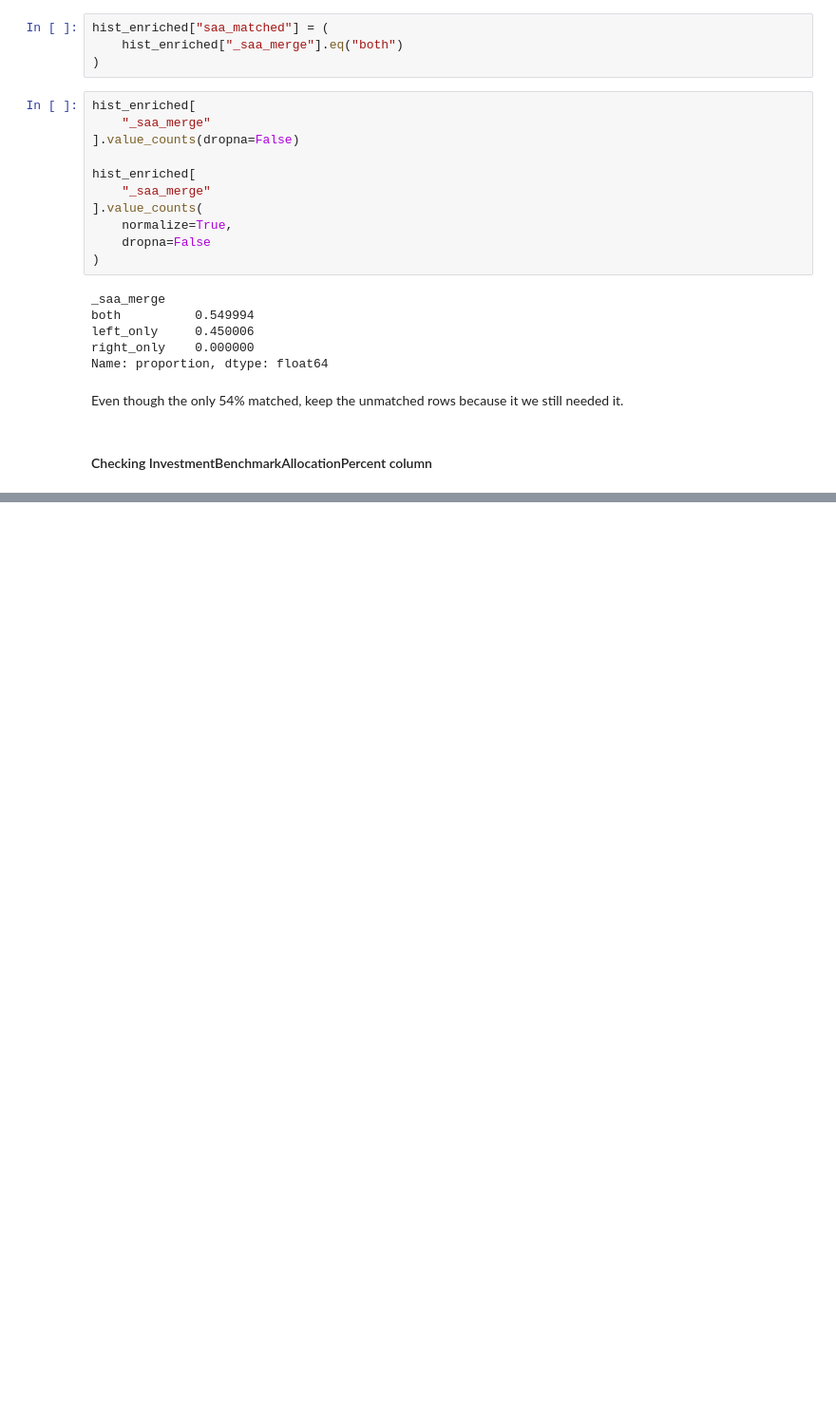
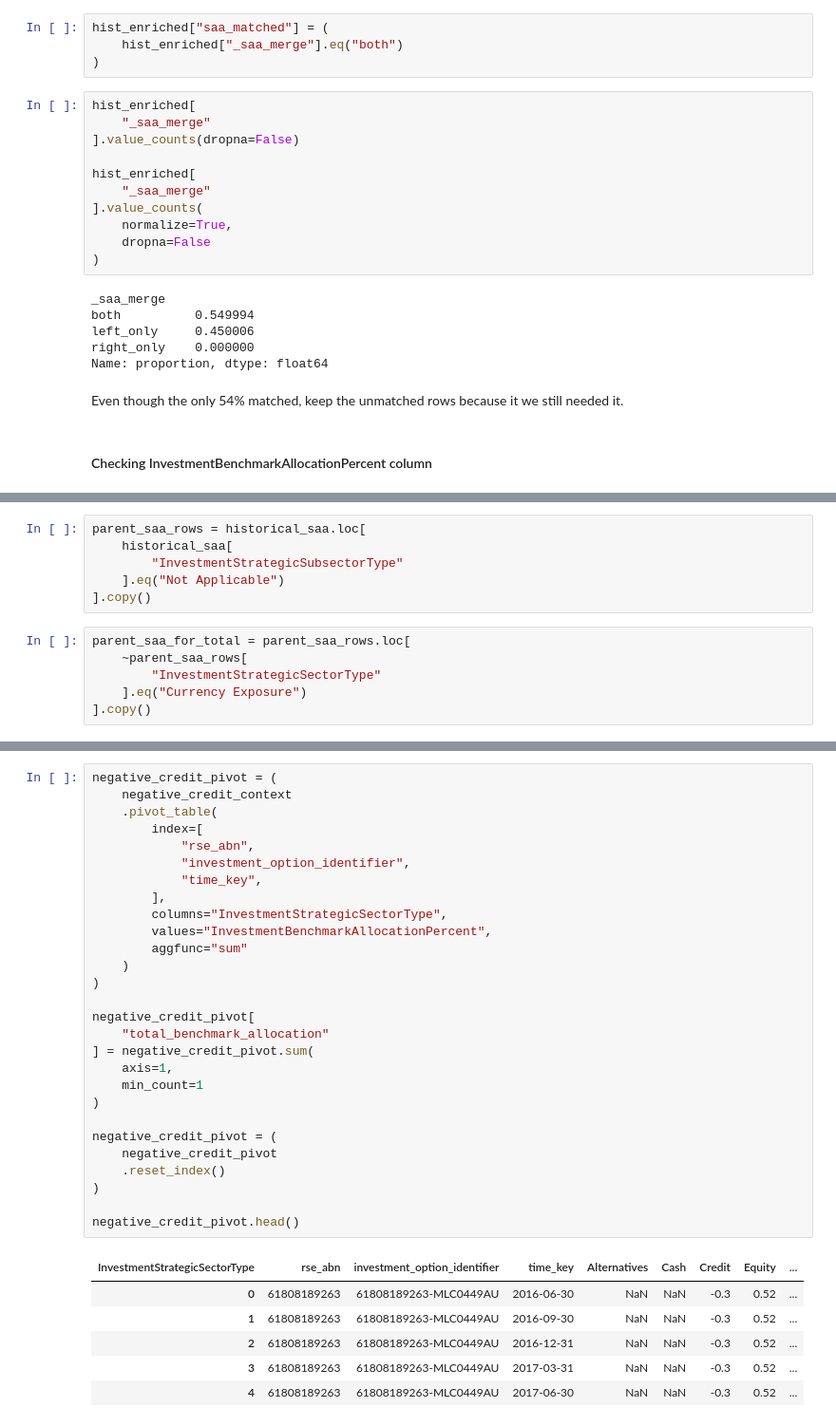
Before and after one commit to terra9/superannuation-performance-early-warning, a Jupyter notebook: notebooks/apra_data_audit.ipynb, the cells around one changed output, grey strips where cells are left out. Shown at 95% size. Cells and saved outputs as stored; diff of their text form; blank space fills up the shorter version.

```diff
--- a/notebooks/apra_data_audit.ipynb
+++ b/notebooks/apra_data_audit.ipynb
@@ -3607,0 +3812,12 @@ Even though the only 54% matched, keep the unmatched rows because it we still ne
+# %%
+parent_saa_rows = historical_saa.loc[
+    historical_saa[
+        "InvestmentStrategicSubsectorType"
+    ].eq("Not Applicable")
+].copy()
+# %%
+parent_saa_for_total = parent_saa_rows.loc[
+    ~parent_saa_rows[
+        "InvestmentStrategicSectorType"
+    ].eq("Currency Exposure")
+].copy()
@@ -3607,0 +3898,35 @@ Even though the only 54% matched, keep the unmatched rows because it we still ne
+# %%
+negative_credit_pivot = (
+    negative_credit_context
+    .pivot_table(
+        index=[
+            "rse_abn",
+            "investment_option_identifier",
+            "time_key",
+        ],
+        columns="InvestmentStrategicSectorType",
+        values="InvestmentBenchmarkAllocationPercent",
+        aggfunc="sum"
+    )
+)
+
+negative_credit_pivot[
+    "total_benchmark_allocation"
+] = negative_credit_pivot.sum(
+    axis=1,
+    min_count=1
+)
+
+negative_credit_pivot = (
+    negative_credit_pivot
+    .reset_index()
+)
+
+negative_credit_pivot.head()
+# %% [output]
+| InvestmentStrategicSectorType | rse_abn | investment_option_identifier | time_key | Alternatives | Cash | Credit | Equity | ... |
+| 0 | 61808189263 | 61808189263-MLC0449AU | 2016-06-30 | NaN | NaN | -0.3 | 0.52 | ... |
+| 1 | 61808189263 | 61808189263-MLC0449AU | 2016-09-30 | NaN | NaN | -0.3 | 0.52 | ... |
+| 2 | 61808189263 | 61808189263-MLC0449AU | 2016-12-31 | NaN | NaN | -0.3 | 0.52 | ... |
+| 3 | 61808189263 | 61808189263-MLC0449AU | 2017-03-31 | NaN | NaN | -0.3 | 0.52 | ... |
+| 4 | 61808189263 | 61808189263-MLC0449AU | 2017-06-30 | NaN | NaN | -0.3 | 0.52 | ... |
```
Also changed, not shown: parts of 23 cells of this notebook.
